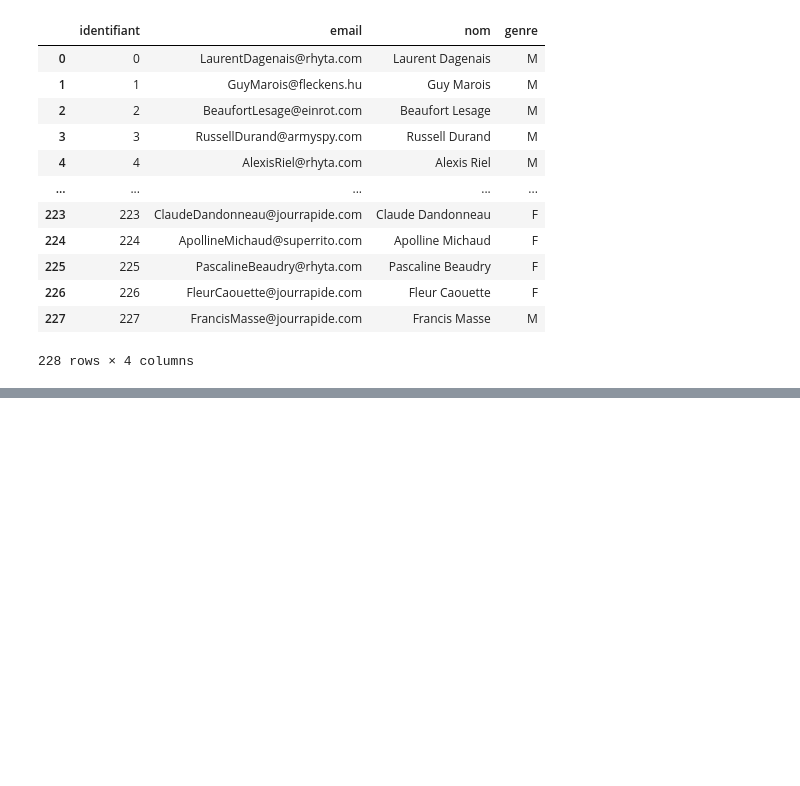
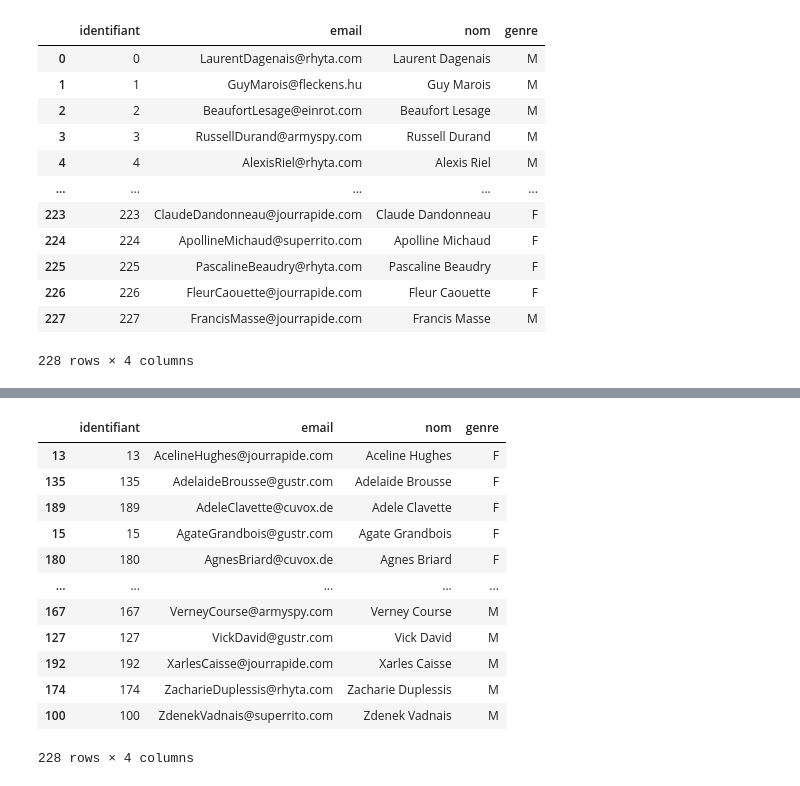
Before and after one commit to PierreRochette/OCData-Science-Training, a Jupyter notebook: Pandas.ipynb, the cells around one changed output, grey strips where cells are left out. Saved outputs shown, nothing was run; the diff lists cells and outputs as text; code cells hidden in the pictures; blank space fills up the shorter version.

```diff
--- a/Pandas.ipynb
+++ b/Pandas.ipynb
@@ -38,0 +297,17 @@ display(data)
+# %%
+# Trier les valeurs selon le genre puis le nom, par ordre croissant
+data_json.sort_values(['genre', 'nom'])
+# %% [output]
+|  | identifiant | email | nom | genre |
+| 13 | 13 | AcelineHughes@jourrapide.com | Aceline Hughes | F |
+| 135 | 135 | AdelaideBrousse@gustr.com | Adelaide Brousse | F |
+| 189 | 189 | AdeleClavette@cuvox.de | Adele Clavette | F |
+| 15 | 15 | AgateGrandbois@gustr.com | Agate Grandbois | F |
+| 180 | 180 | AgnesBriard@cuvox.de | Agnes Briard | F |
+| ... | ... | ... | ... | ... |
+| 167 | 167 | VerneyCourse@armyspy.com | Verney Course | M |
+| 127 | 127 | VickDavid@gustr.com | Vick David | M |
+| 192 | 192 | XarlesCaisse@jourrapide.com | Xarles Caisse | M |
+| 174 | 174 | ZacharieDuplessis@rhyta.com | Zacharie Duplessis | M |
+| 100 | 100 | ZdenekVadnais@superrito.com | Zdenek Vadnais | M |
+228 rows × 4 columns
```
Also changed, not shown: parts of 22 cells of this notebook, 2 other files.
